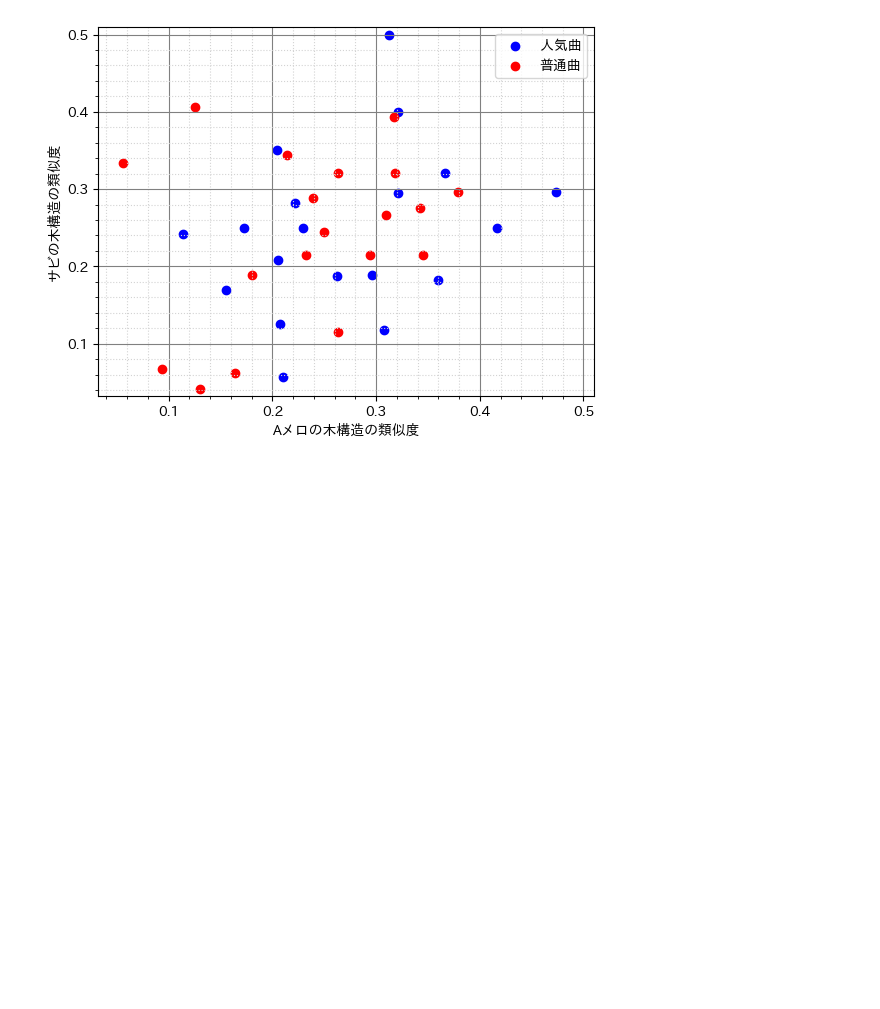
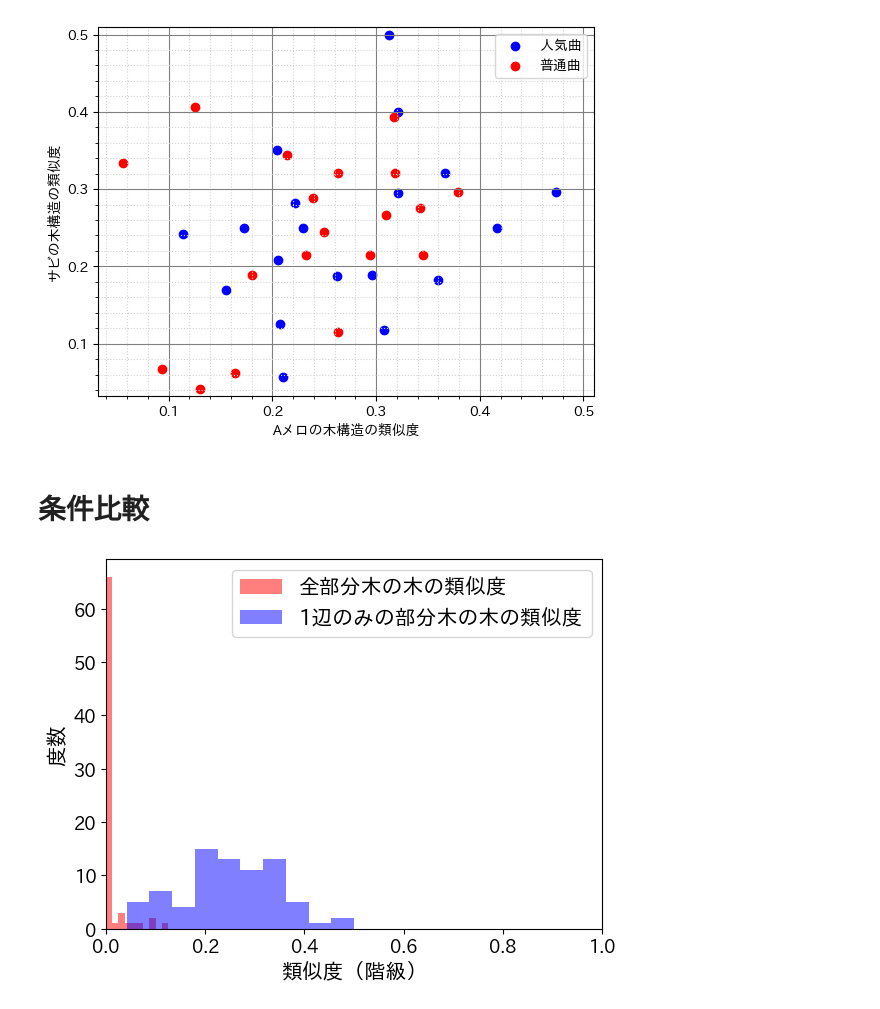
Before and after one commit to tsubasasugawara/lyrics_melody_analyzer, a Jupyter notebook: notebooks/ALL.ipynb, the cells around one changed output. Drawn from its saved outputs; the diff is of its cells as text; code cells hidden in the pictures; blank space fills up the shorter version.

```diff
--- a/notebooks/ALL.ipynb
+++ b/notebooks/ALL.ipynb
@@ -94,3 +94,32 @@ scatter(rates, xy_min_tspc, xy_max_tspc, ["youtube_url"], "youtube_play_times",
 scatter(rates, xy_min_tspc, xy_max_tspc, ["spotify_id"], "spotify_popularity", "Aメロの木構造の類似度", "サビの木構造の類似度")
 # %% [output]
 [figure]
+# %% [markdown]
+# 条件比較
+# %%
+rates_ts, _, _ = preprocess([
+    pd.concat([df_yorushika, pd.read_csv("csv/ヨルシカ_ts_20231119.csv")], axis=1),
+    pd.concat([df_greeeen, pd.read_csv("csv/GReeeeN_ts_20231119.csv")], axis=1),
+])
+rates_tspc, _, _ = preprocess([
+    pd.concat([df_yorushika, pd.read_csv("csv/ヨルシカ_tspc_20231119.csv")], axis=1),
+    pd.concat([df_greeeen, pd.read_csv("csv/GReeeeN_tspc_20231119.csv")], axis=1),
+])
+
+fig = plt.figure()
+ax = fig.add_subplot(1,1,1)
+
+hist_ts = list(rates_ts["RateA"]) + list(rates_ts["RateS"])
+hist_tspc = list(rates_tspc["RateA"]) + list(rates_tspc["RateS"])
+
+ax.hist(hist_ts, bins=10, color='red', alpha=0.5, label="全部分木の木の類似度")
+ax.hist(hist_tspc, bins=10, color='blue', alpha=0.5, label="1辺のみの部分木の木の類似度")
+ax.set_xlabel("類似度（階級）", fontsize=15)
+ax.set_ylabel("度数", fontsize=15)
+plt.legend(fontsize=15)
+plt.xlim(0, 1)
+plt.tick_params(labelsize=13)
+plt.savefig("images/部分木抽出条件の比較.svg")
+fig.show()
+# %% [output]
+[figure, added]
```
Also changed, not shown: 31 other files.
